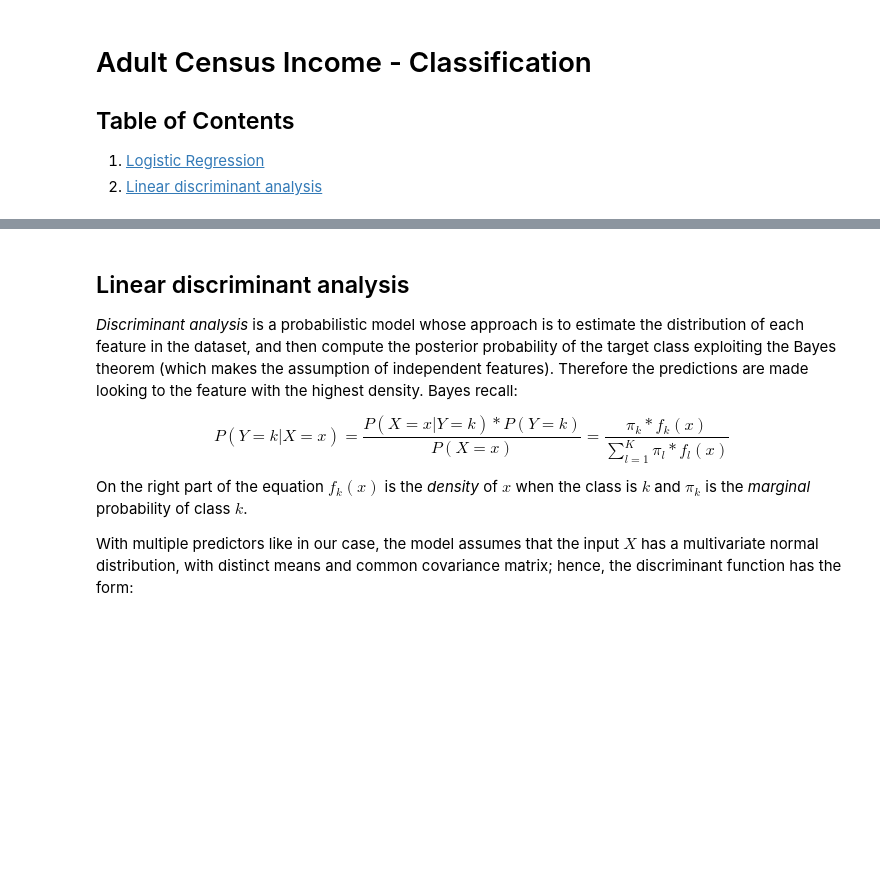
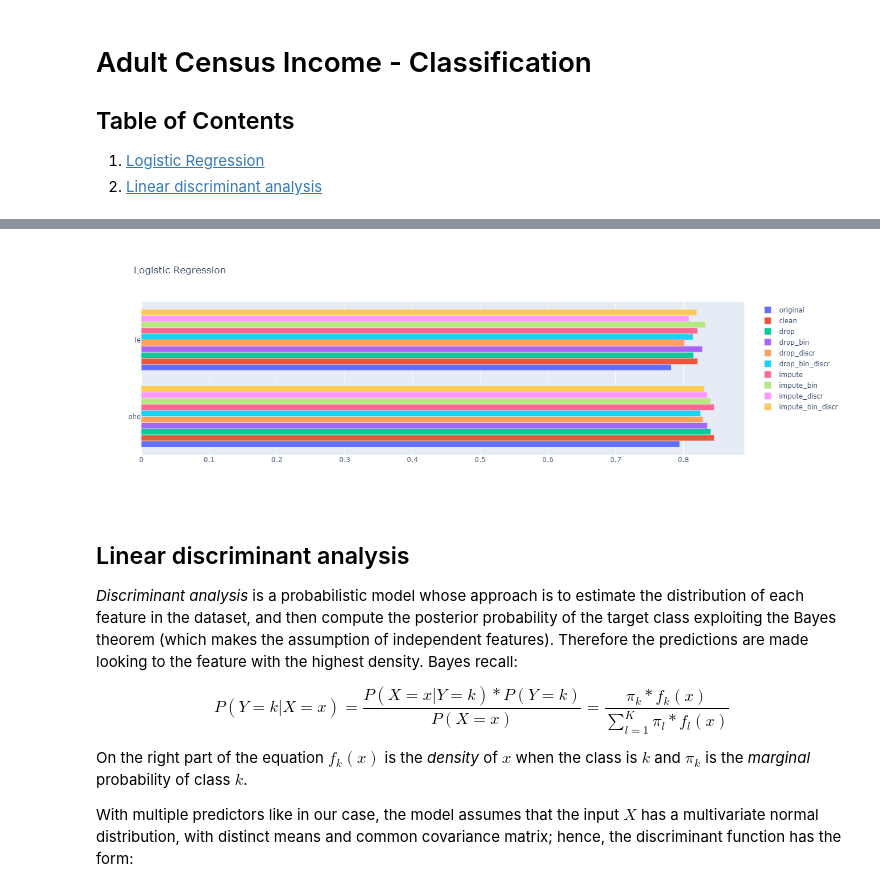
Before and after one commit to AndreaCossio/datasets-analysis, a Jupyter notebook: Census/Data_Classification.ipynb, the cells around one changed output, grey strips where cells are left out. Drawn from its saved outputs; the diff is of its cells as text; code cells hidden in the pictures; blank space fills up the shorter version.

Commit message:
Functional training and testing

```diff
--- a/Census/Data_Classification.ipynb
+++ b/Census/Data_Classification.ipynb
@@ -26,6 +26,34 @@ from IPython.display import Markdown, display
 # Functions
 def printmd(string):
     display(Markdown(string))
+
+def train_and_test(datasets, classifier, param_grid, scoring='accuracy', n_jobs=10):
+    model = {}
+    results = {}
+
+    for key in datasets:
+        model[key] = {}
+        results[key] = {}
+
+        # Grid search
+        model[key]["model_ohe_grid"] = GridSearchCV(classifier, param_grid, scoring=scoring, n_jobs=n_jobs).fit(datasets[key]["X_train_ohe"], datasets[key]["Y_train"])
+        model[key]["model_le_grid"] = GridSearchCV(classifier, param_grid, scoring=scoring, n_jobs=n_jobs).fit(datasets[key]["X_train_le"], datasets[key]["Y_train"])
+        model[key]["model_ohe"] = model[key]["model_ohe_grid"].best_estimator_
+        model[key]["model_le"] = model[key]["model_le_grid"].best_estimator_
+
+        # Test
+        results[key]["ohe"] = model[key]['model_ohe'].score(datasets[key]['X_test_ohe'], datasets[key]['Y_test'])
+        results[key]["le"] = model[key]['model_le'].score(datasets[key]['X_test_le'], datasets[key]['Y_test'])
+
+    return model, results
+
+def plot_results(results, title):
+    fig = go.Figure()
+    results = pd.DataFrame(results)
+    for col in results:
+        fig.add_traces(go.Bar(y=results.index, x=results[col], orientation="h", name=col))
+
+    fig.update_layout(title=title).show()
 # %% [markdown]
 # Adult Census Income - Classification
 
@@ -126,3 +112,15 @@ Please also refer to the documentation for alternative solver options:
+# %%
+# Logistic Regression
+logistic_regression, logistic_regression_results = train_and_test(
+    datasets,
+    LogisticRegression(max_iter=500),
+    [{'C': [0.01, 0.1, 1, 10], 'solver': ['liblinear', 'lbfgs', 'saga']}]
+)
+
+# Plot
+plot_results(logistic_regression_results, "Logistic Regression")
+# %% [output]
+[figure, added]
 # %% [markdown]
 ## Linear discriminant analysis
 
```
Also changed, not shown: parts of 17 cells of this notebook.
